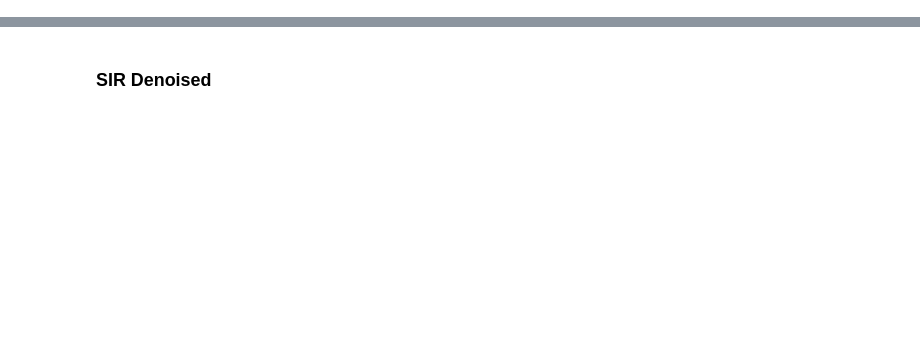
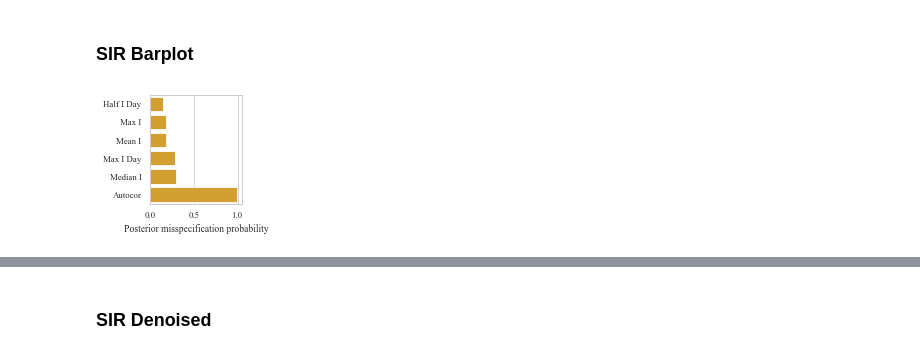
Before and after one commit to danielward27/rnpe, a Jupyter notebook: scripts/plot_pairplots.ipynb, the cells around one changed output, grey strips where cells are left out. Drawn from its saved outputs; the diff is of its cells as text; code cells hidden in the pictures; blank space fills up the shorter version.

```diff
--- a/scripts/plot_pairplots.ipynb
+++ b/scripts/plot_pairplots.ipynb
@@ -10,3 +10,47 @@ sns.set_context("paper")
 sns.set_style('whitegrid', {'font.family':'Times New Roman', 'font.serif':'serif', "font.size": 11})
 colors = ["#072D41", "#ECA918", "#60B3C8", "#359735"]
 plt.rcParams['axes.axisbelow'] = True
+# %% [markdown]
+### SIR Barplot
+# %%
+f_name = f"../results/sirsde/0.pickle"
+with open(f_name, "rb") as f:
+    res = pickle.load(f)
+
+def rescale_results(res):
+    x_mean, x_std = res["scales"]["x_mean"], res["scales"]["x_std"]
+    theta_mean, theta_std = res["scales"]["theta_mean"], res["scales"]["theta_std"]
+
+    res["data"]["x"] = res["data"]["x"] * x_std + x_mean
+    res["data"]["y"] = res["data"]["y"] * x_std + x_mean
+    res["data"]["theta"] = res["data"]["theta"] * theta_std + theta_mean
+    res["data"]["theta_true"] = res["data"]["theta_true"] * theta_std + theta_mean
+    res["mcmc_samples"]["x"] = res["mcmc_samples"]["x"] * x_std + x_mean
+
+    res["posterior_samples"]["NPE"] = res["posterior_samples"]["NPE"] * theta_std + theta_mean
+    res["posterior_samples"]["Robust NPE"] = res["posterior_samples"]["Robust NPE"] * theta_std + theta_mean
+
+
+rescale_results(res)
+
+misspecified = res["mcmc_samples"]["misspecified"].mean(axis=0)
+order = np.argsort(misspecified)
+misspecified = misspecified[order]
+
+pretty_names = {
+    "log_half_total_reached_at": "Half I Day",
+    "log_max_infections": "Max I",
+    "log_mean": "Mean I",
+    "log_max_infections_day": "Max I Day",
+    "log_median": "Median I",
+    "autocor_lag1": "Autocor",
+}
+
+names = [pretty_names[res["names"]["x"][i]] for i in order]
+# %%
+plt.figure(figsize=(5.5*3/10, 2))
+ax = sns.barplot(x=misspecified, y=names, color=colors[1])
+ax.set_xlabel("Posterior misspecification probability")
+plt.savefig("../results/plots/sir_bar.pdf", bbox_inches="tight")
+# %% [output]
+[figure, added]
```
Also changed, not shown: parts of 12 cells of this notebook, 11 other files.
